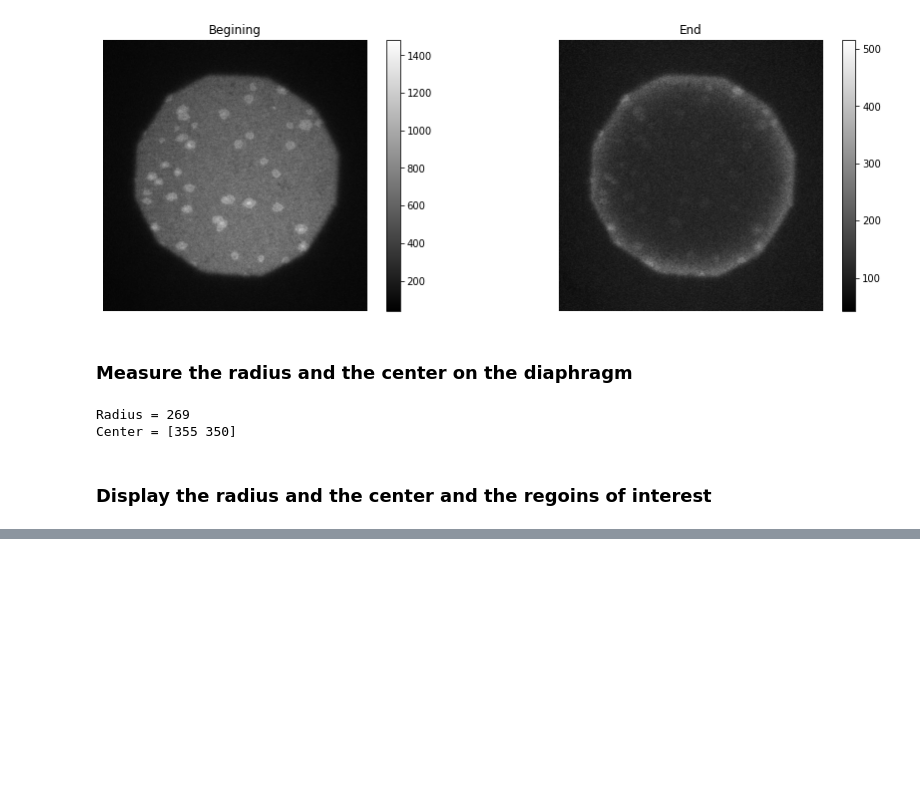
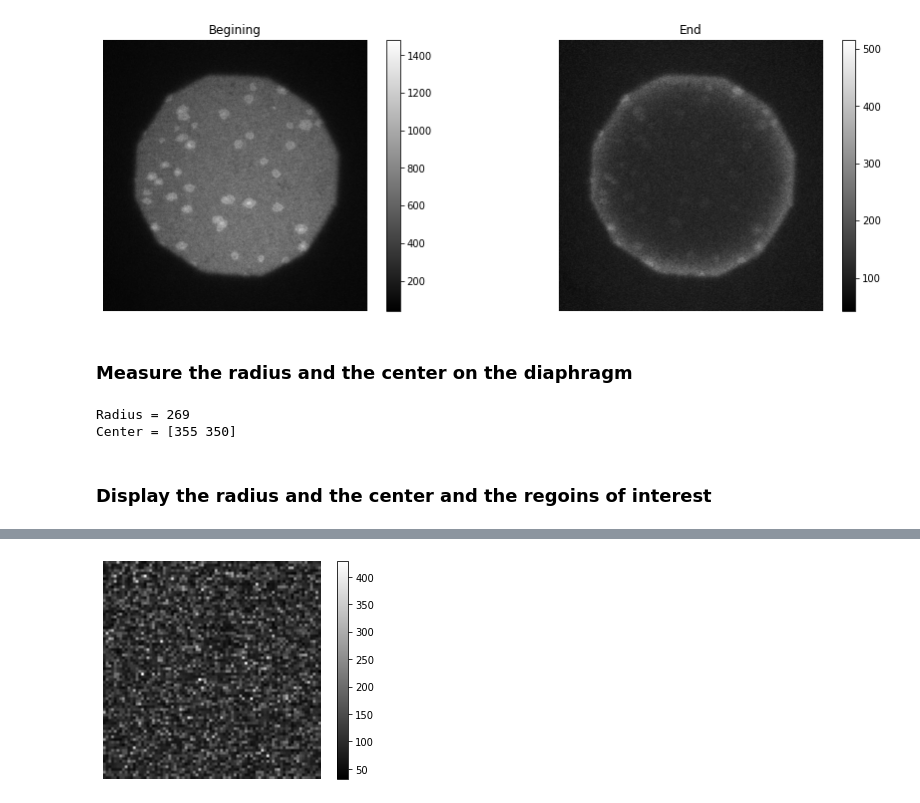
Before and after one commit to ahmed344/SLB_fluidity, a Jupyter notebook: continuous photobleaching.ipynb, the cells around one changed output, grey strips where cells are left out. Drawn from its saved outputs; the diff is of its cells as text; code cells hidden in the pictures; blank space fills up the shorter version.

```diff
--- a/continuous photobleaching.ipynb
+++ b/continuous photobleaching.ipynb
@@ -112,0 +123,6 @@ plt.imshow(umask);
+# %%
+plt.axis('off')
+plt.imshow(stack[-5:,center[0]-40:center[0]+40, center[1]+int(radius/4):center[1]+int(radius*5/4)], cmap = "gray")
+plt.colorbar();
+# %% [output]
+[figure, added]
```
Also changed, not shown: parts of 6 cells of this notebook.
